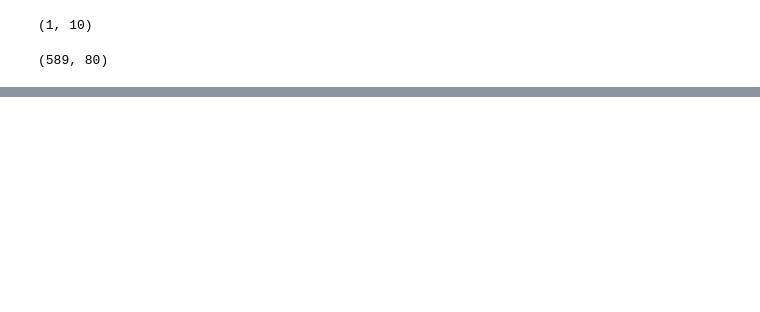
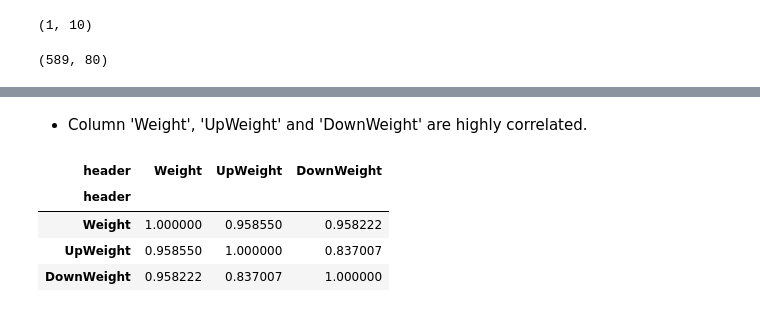
Before and after one commit to Heronalps/LREC_Project, a Jupyter notebook: LREC_Project.ipynb, the cells around one changed output, grey strips where cells are left out. Cells and saved outputs as stored; diff of their text form; code cells hidden in the pictures; blank space fills up the shorter version.

```diff
--- a/LREC_Project.ipynb
+++ b/LREC_Project.ipynb
@@ -55,0 +50,11 @@ fruit_info.head()
+# %% [markdown]
+* Column 'Weight', 'UpWeight' and 'DownWeight' are highly correlated.
+# %%
+df_weight = fruit_info[['Weight', 'UpWeight', 'DownWeight']]
+df_weight.astype('float64').corr()
+# %% [output]
+| header | Weight | UpWeight | DownWeight |
+| header |  |  |  |
+| Weight | 1.000000 | 0.958550 | 0.958222 |
+| UpWeight | 0.958550 | 1.000000 | 0.837007 |
+| DownWeight | 0.958222 | 0.837007 | 1.000000 |
```
Also changed, not shown: parts of 21 cells of this notebook, 2 other files.
